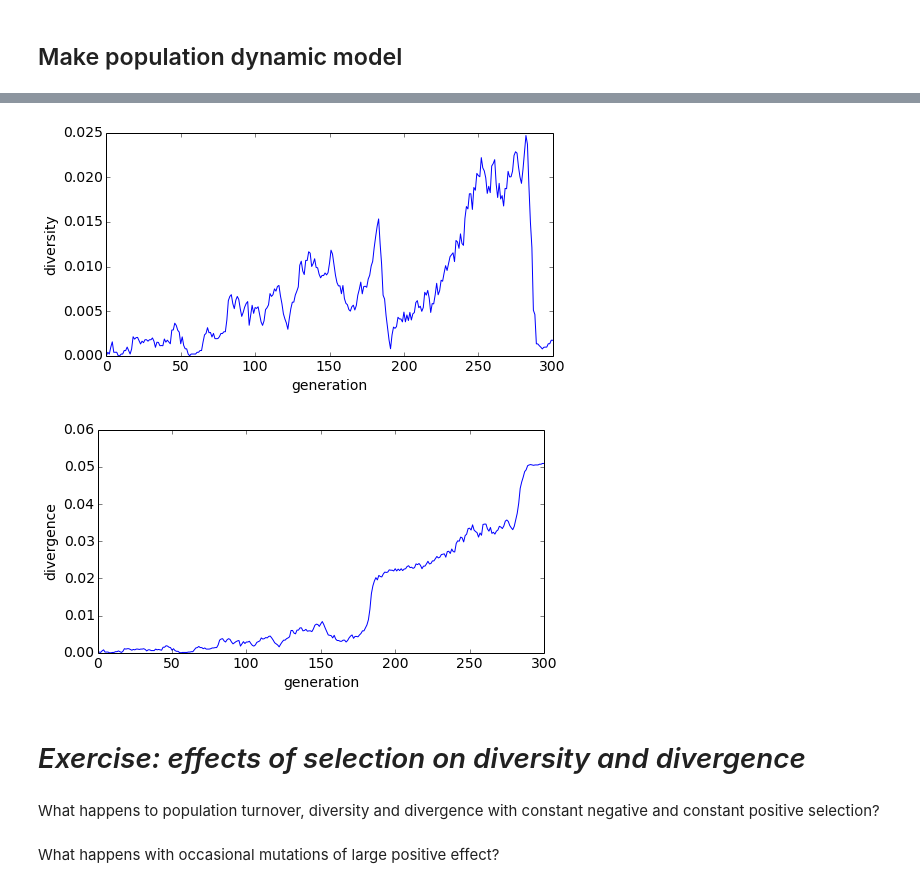
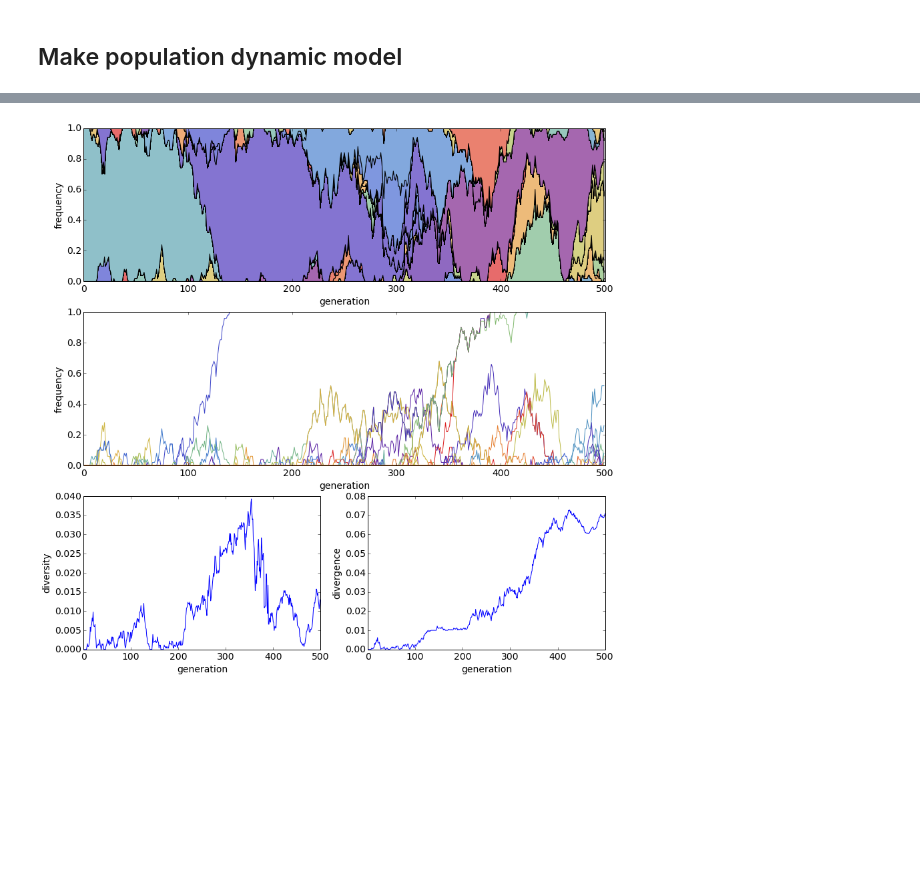
Before and after one commit to trvrb/sismid, a Jupyter notebook: wright-fisher/mutation-drift-selection.ipynb, the cells around one changed output, grey strips where cells are left out. Cells and saved outputs as stored; diff of their text form; code cells hidden in the pictures; blank space fills up the shorter version.

Commit message:
Flesh out Wright-Fisher selection notebook.

```diff
--- a/wright-fisher/mutation-drift-selection.ipynb
+++ b/wright-fisher/mutation-drift-selection.ipynb
@@ -557,11 +263,9 @@ fitness
 # %%
-def stacked_trajectory_plot_fitness():
+def stacked_trajectory_plot():
     mpl.rcParams['font.size']=18
-    plt.figure(num=None, figsize=(14, 6), dpi=80, facecolor='w', edgecolor='k')
     haplotypes = get_all_haplotypes()
     trajectories = [get_trajectory(haplotype) for haplotype in haplotypes]
-    plt.stackplot(range(generations), trajectories, colors=colors)
+    plt.stackplot(range(generations), trajectories, colors=colors_lighter)
     plt.ylim(0, 1)
     plt.ylabel("frequency")
     plt.xlabel("generation")
-    plt.show()
@@ -590,14 +357,12 @@ stacked_trajectory_plot()
-# %%
-diversity_plot()
-# %% [output]
-[figure, removed]
-# %%
-divergence_plot()
-# %% [output]
-[figure, removed]
-# %% [markdown]
-# *Exercise: effects of selection on diversity and divergence*
-# %% [markdown]
-What happens to population turnover, diversity and divergence with constant negative and constant positive selection?
-# %% [markdown]
-What happens with occasional mutations of large positive effect?
+# %%
+plt.figure(num=None, figsize=(14, 14), dpi=80, facecolor='w', edgecolor='k')
+plt.subplot2grid((3,2), (0,0), colspan=2)
+stacked_trajectory_plot()
+plt.subplot2grid((3,2), (1,0), colspan=2)
+snp_trajectory_plot()
+plt.subplot2grid((3,2), (2,0))
+diversity_plot()
+plt.subplot2grid((3,2), (2,1))
+divergence_plot()
+# %% [output]
+[figure, added]
```
Also changed, not shown: parts of 174 cells of this notebook, 3 other files.
